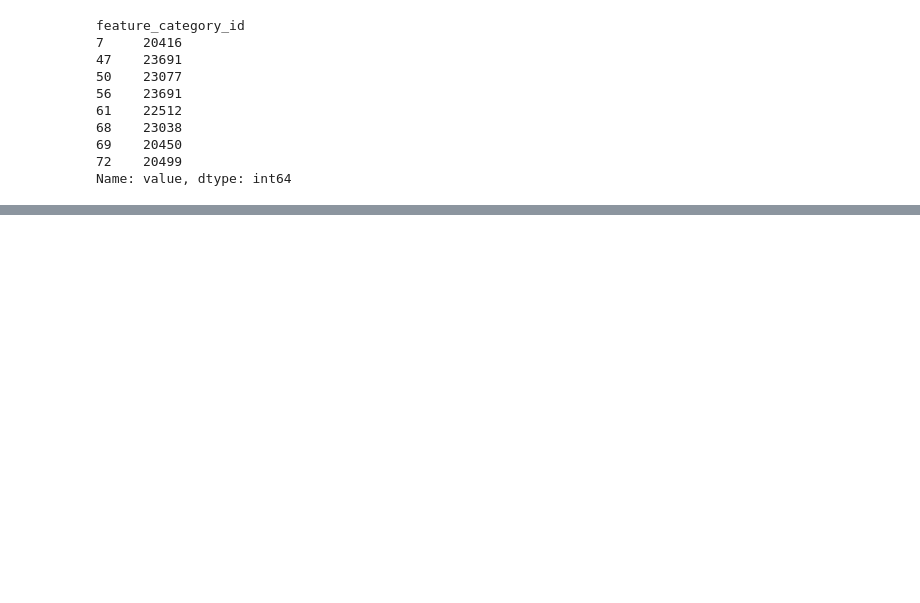
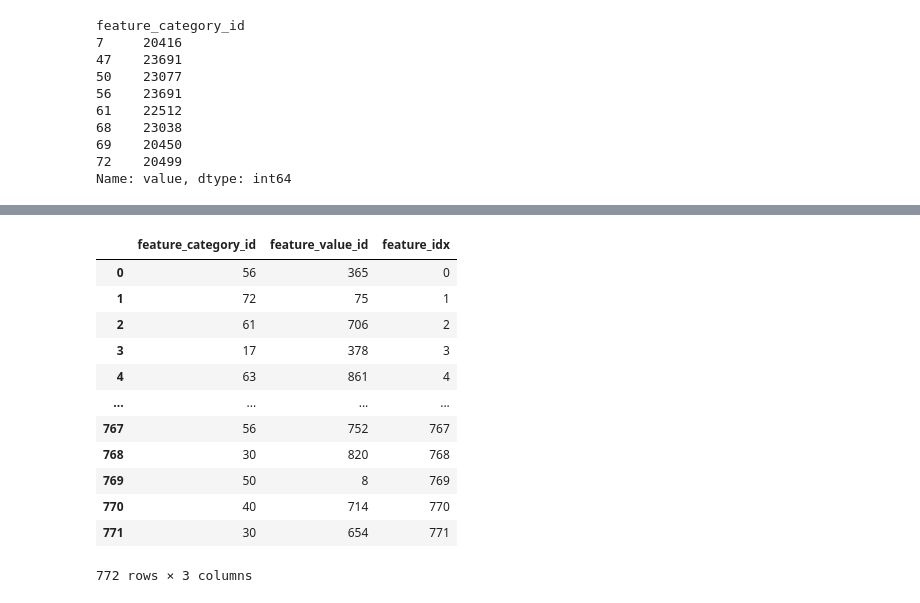
Before and after one commit to pm390/recsys2022, a Jupyter notebook: data_analysis/feature_analisys.ipynb, the cells around one changed output, grey strips where cells are left out. Cells and saved outputs as stored; diff of their text form; code cells hidden in the pictures; blank space fills up the shorter version.

```diff
--- a/data_analysis/feature_analisys.ipynb
+++ b/data_analysis/feature_analisys.ipynb
@@ -159,3 +229,19 @@ feats
 # %%
-feats = feats[["feature_category_id","feature_value_id","feature_idx"]]
+feats_map = feats[["feature_category_id","feature_value_id","feature_idx"]]
+# %%
+feats_map
+# %% [output]
+|  | feature_category_id | feature_value_id | feature_idx |
+| 0 | 56 | 365 | 0 |
+| 1 | 72 | 75 | 1 |
+| 2 | 61 | 706 | 2 |
+| 3 | 17 | 378 | 3 |
+| 4 | 63 | 861 | 4 |
+| ... | ... | ... | ... |
+| 767 | 56 | 752 | 767 |
+| 768 | 30 | 820 | 768 |
+| 769 | 50 | 8 | 769 |
+| 770 | 40 | 714 | 770 |
+| 771 | 30 | 654 | 771 |
+772 rows × 3 columns
 # %%
```
Also changed, not shown: parts of 34 cells of this notebook, 1 other file.
